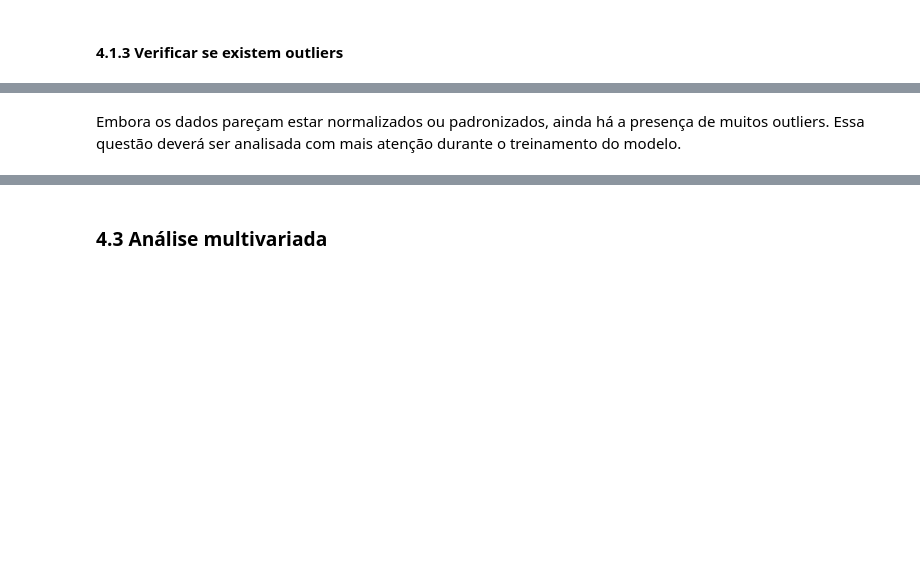
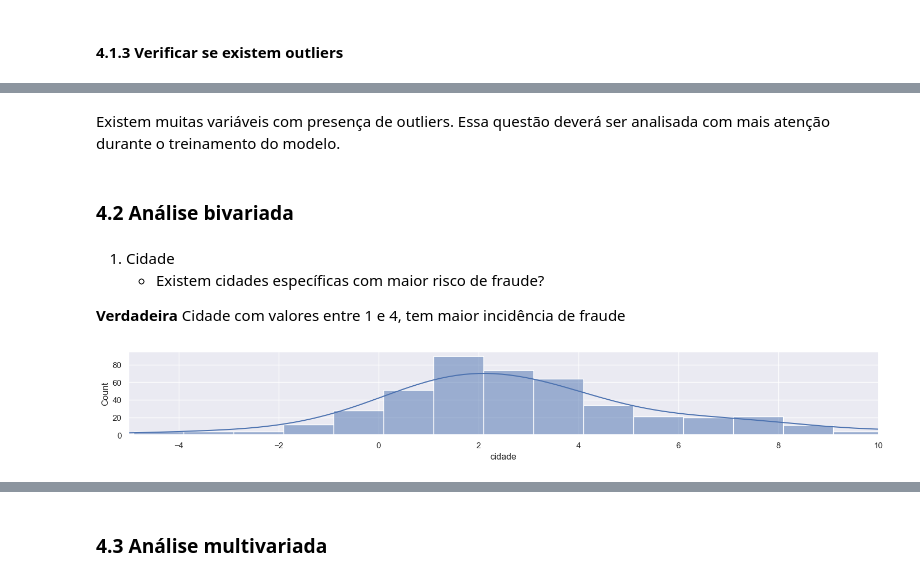
Before and after one commit to leonardonassibfonseca/deteccao_fraude, a Jupyter notebook: notebooks/projeto.ipynb, the cells around one changed output, grey strips where cells are left out. Cells and saved outputs as stored; diff of their text form; code cells hidden in the pictures; blank space fills up the shorter version.

```diff
--- a/notebooks/projeto.ipynb
+++ b/notebooks/projeto.ipynb
@@ -604,2 +665,18 @@ plt.show();
 # %% [markdown]
-Embora os dados pareçam estar normalizados ou padronizados, ainda há a presença de muitos outliers. Essa questão deverá ser analisada com mais atenção durante o treinamento do modelo.
+Existem muitas variáveis com presença de outliers. Essa questão deverá ser analisada com mais atenção durante o treinamento do modelo.
+# %% [markdown]
+### 4.2 Análise bivariada
+# %% [markdown]
+1. Cidade
+    - Existem cidades específicas com maior risco de fraude?
+
+**Verdadeira** Cidade com valores entre 1 e 4, tem maior incidência de fraude
+# %%
+plt.figure(figsize = (18, 2))
+
+aux = df4.loc[df4['target'] == 1, 'cidade']
+sns.histplot(x = aux, kde = True, discrete = True)
+plt.xlim(-5, 10)
+plt.show();
+# %% [output]
+[figure, added]
```
Also changed, not shown: parts of 39 cells of this notebook.
